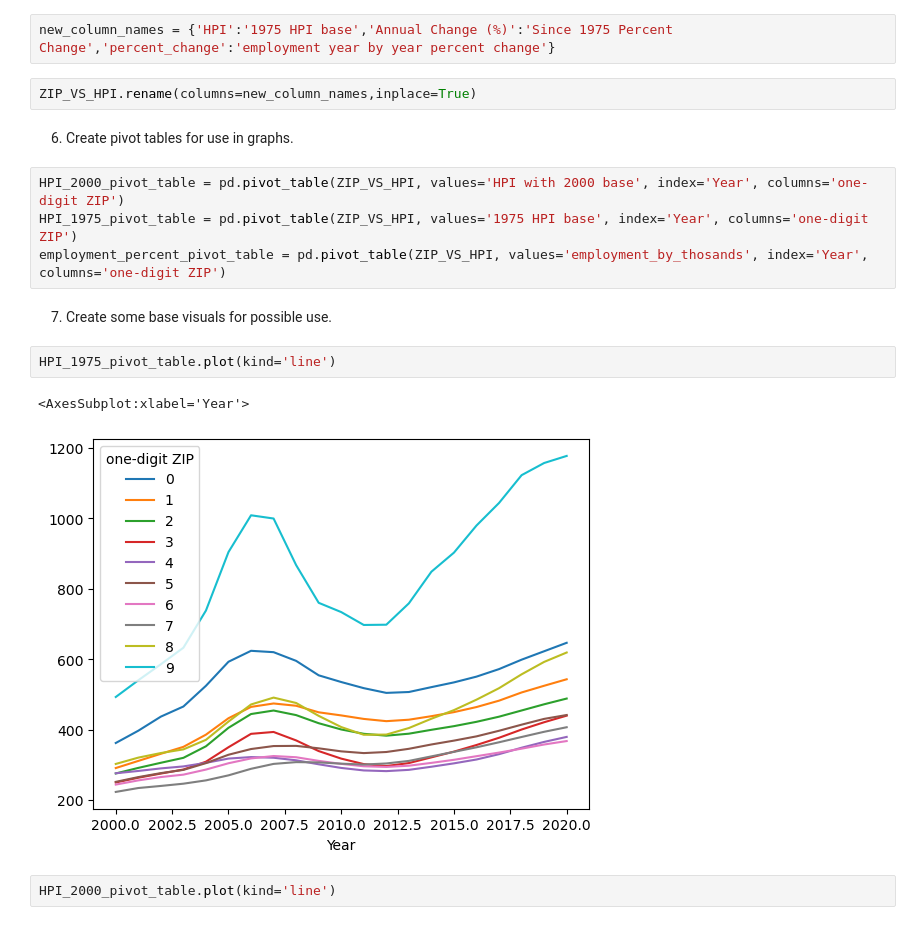
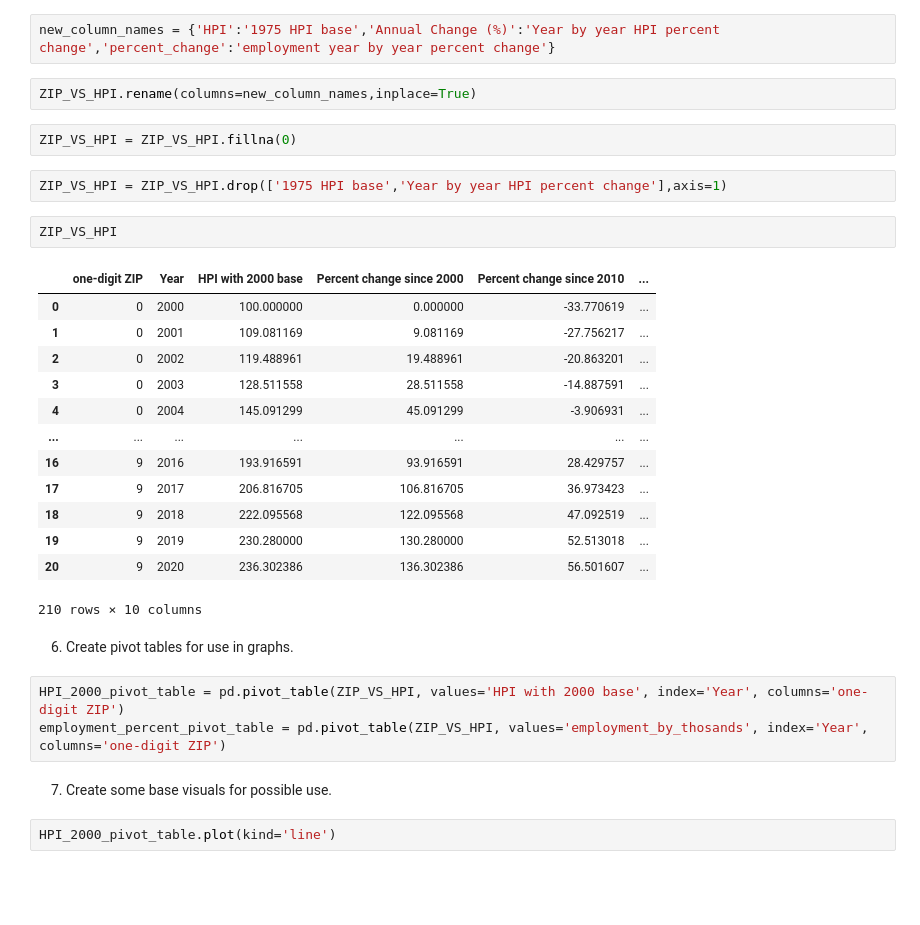
Before and after one commit to Brf0001/hpi_vs_jobgrowth, a Jupyter notebook: notebook/zip_vs_HPI.ipynb, the cells around one changed output. Saved outputs shown, nothing was run; the diff lists cells and outputs as text; blank space fills up the shorter version.

```diff
--- a/notebook/zip_vs_HPI.ipynb
+++ b/notebook/zip_vs_HPI.ipynb
@@ -50,22 +50,36 @@ ZIP_VS_HPI = pd.concat([zip0_hpi_merge,zip1_hpi_merge,zip2_hpi_merge,zip3_hpi_me
 # %% [markdown]
 5. Rename columns for clarity.
 # %%
-new_column_names = {'HPI':'1975 HPI base','Annual Change (%)':'Since 1975 Percent Change','percent_change':'employment year by year percent change'}
+new_column_names = {'HPI':'1975 HPI base','Annual Change (%)':'Year by year HPI percent change','percent_change':'employment year by year percent change'}
 # %%
 ZIP_VS_HPI.rename(columns=new_column_names,inplace=True)
+# %%
+ZIP_VS_HPI = ZIP_VS_HPI.fillna(0)
+# %%
+ZIP_VS_HPI = ZIP_VS_HPI.drop(['1975 HPI base','Year by year HPI percent change'],axis=1)
+# %%
+ZIP_VS_HPI
+# %% [output]
+|  | one-digit ZIP | Year | HPI with 2000 base | Percent change since 2000 | Percent change since 2010 | ... |
+| 0 | 0 | 2000 | 100.000000 | 0.000000 | -33.770619 | ... |
+| 1 | 0 | 2001 | 109.081169 | 9.081169 | -27.756217 | ... |
+| 2 | 0 | 2002 | 119.488961 | 19.488961 | -20.863201 | ... |
+| 3 | 0 | 2003 | 128.511558 | 28.511558 | -14.887591 | ... |
+| 4 | 0 | 2004 | 145.091299 | 45.091299 | -3.906931 | ... |
+| ... | ... | ... | ... | ... | ... | ... |
+| 16 | 9 | 2016 | 193.916591 | 93.916591 | 28.429757 | ... |
+| 17 | 9 | 2017 | 206.816705 | 106.816705 | 36.973423 | ... |
+| 18 | 9 | 2018 | 222.095568 | 122.095568 | 47.092519 | ... |
+| 19 | 9 | 2019 | 230.280000 | 130.280000 | 52.513018 | ... |
+| 20 | 9 | 2020 | 236.302386 | 136.302386 | 56.501607 | ... |
+210 rows × 10 columns
 # %% [markdown]
 6. Create pivot tables for use in graphs.
 # %%
 HPI_2000_pivot_table = pd.pivot_table(ZIP_VS_HPI, values='HPI with 2000 base', index='Year', columns='one-digit ZIP')
-HPI_1975_pivot_table = pd.pivot_table(ZIP_VS_HPI, values='1975 HPI base', index='Year', columns='one-digit ZIP')
 employment_percent_pivot_table = pd.pivot_table(ZIP_VS_HPI, values='employment_by_thosands', index='Year', columns='one-digit ZIP')
 # %% [markdown]
 7. Create some base visuals for possible use.
-# %%
-HPI_1975_pivot_table.plot(kind='line')
-# %% [output]
-<AxesSubplot:xlabel='Year'>
-[figure, removed]
 # %%
 HPI_2000_pivot_table.plot(kind='line')
 # %% [output]
```
Also changed, not shown: parts of 1 cell of this notebook, 2 other files.
